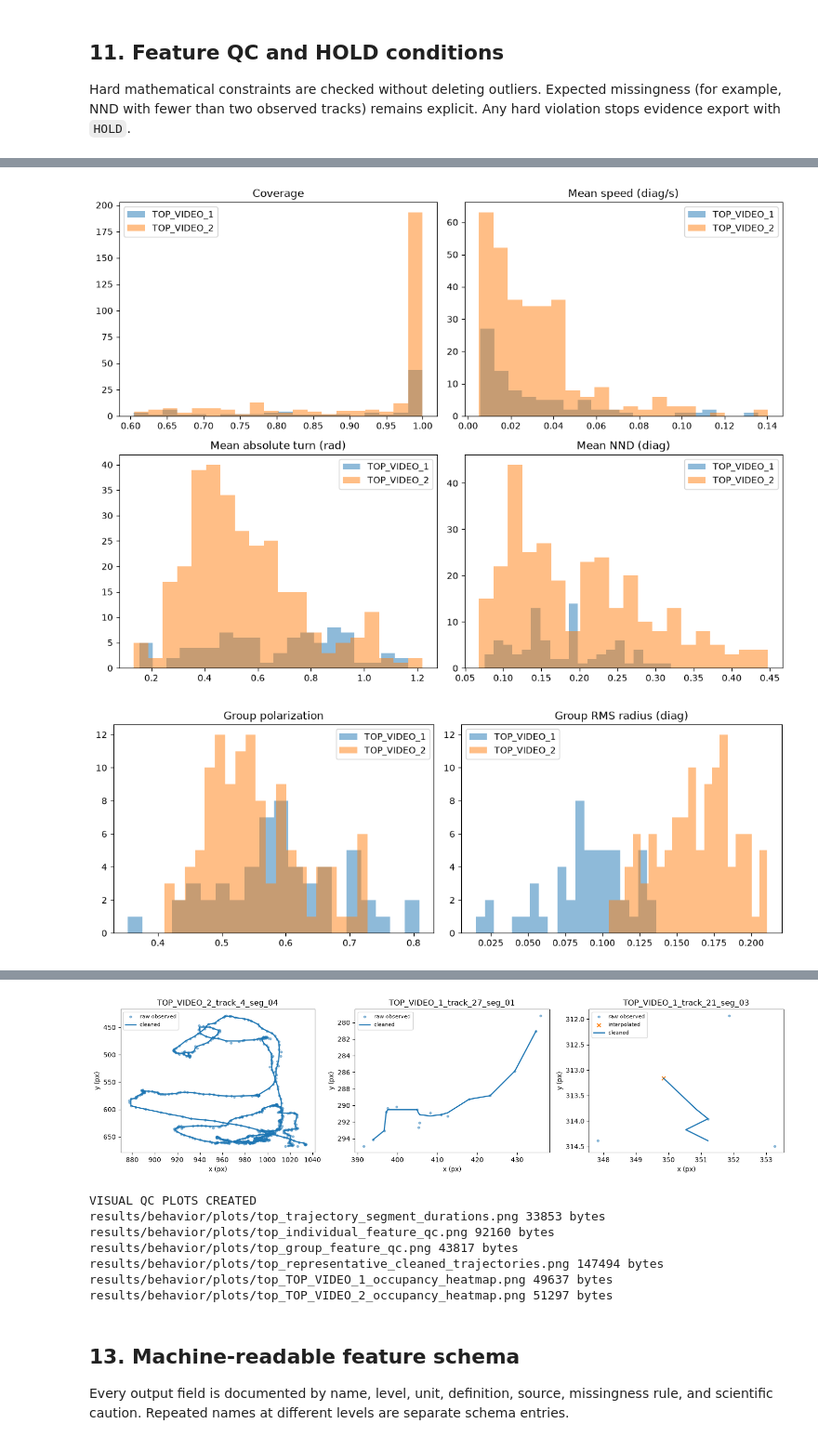
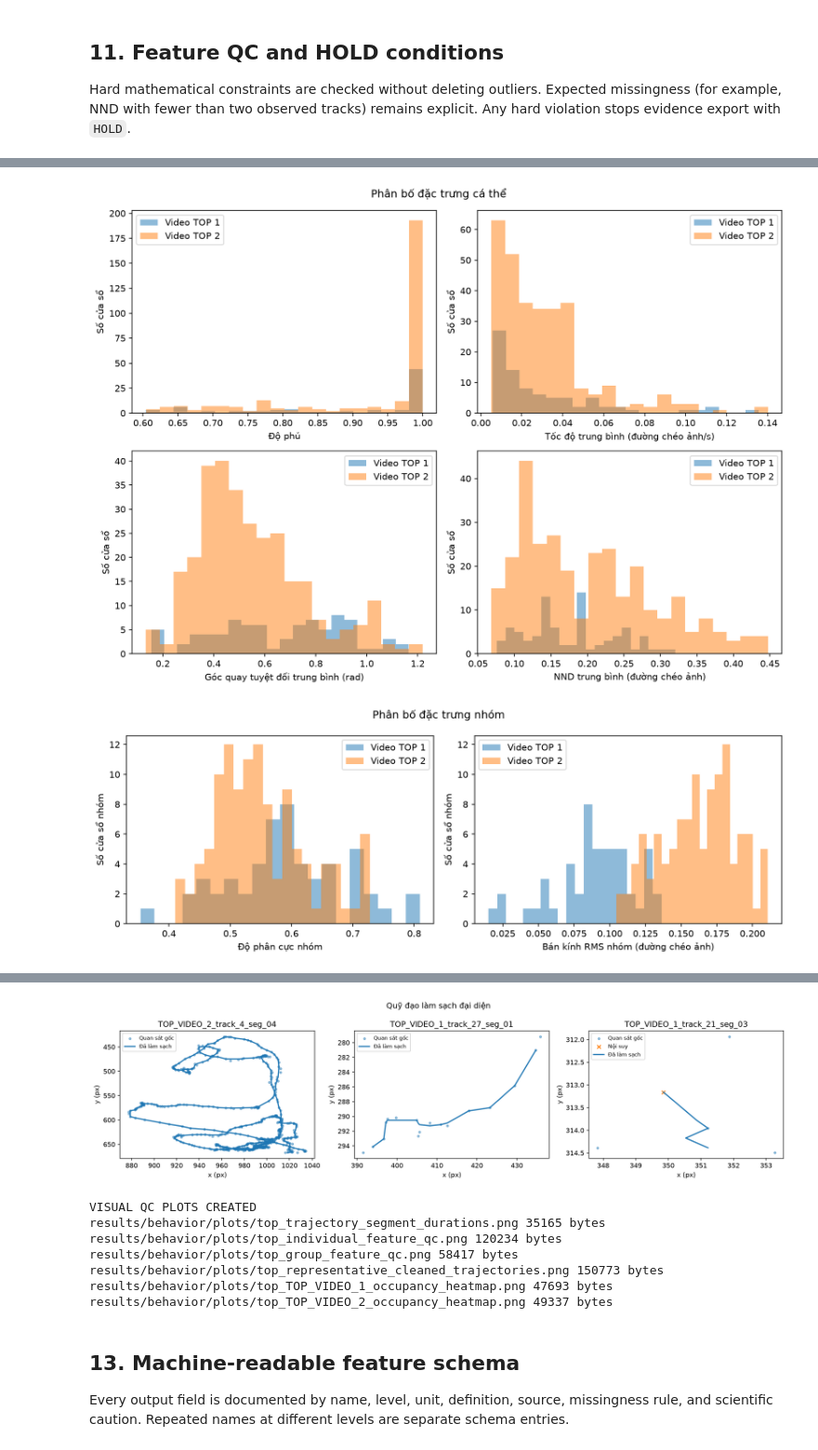
Before and after one commit to khkt-tn/fish, a Jupyter notebook: notebooks/15_top_behavior_features.ipynb, the cells around one changed output, grey strips where cells are left out. Shown at 93% size. Saved outputs shown, nothing was run; the diff lists cells and outputs as text; code cells hidden in the pictures.

Commit message:
update-result-figures-vietnamese-labels

```diff
--- a/notebooks/15_top_behavior_features.ipynb
+++ b/notebooks/15_top_behavior_features.ipynb
@@ -1193,37 +1193,45 @@ Plots are deterministic and descriptive: segment duration, coverage, speed, turn
 # %%
 PLOTS_DIR.mkdir(parents=True, exist_ok=True)
+plt.rcParams.update({"font.family": "DejaVu Sans", "axes.unicode_minus": False})
+VIDEO_DISPLAY_LABELS = {"TOP_VIDEO_1": "Video TOP 1", "TOP_VIDEO_2": "Video TOP 2"}
 
 fig, ax = plt.subplots(figsize=(9, 5))
 for video_id, group in SEGMENT_SUMMARY.groupby("video_id"):
-    ax.hist(group["segment_duration_sec"], bins=20, alpha=0.55, label=video_id)
-ax.set(xlabel="Segment duration (s)", ylabel="Segments", title="TOP trajectory segment durations")
+    ax.hist(group["segment_duration_sec"], bins=20, alpha=0.55, label=VIDEO_DISPLAY_LABELS.get(video_id, video_id))
+ax.set(xlabel="Thời lượng đoạn (s)", ylabel="Số đoạn", title="Phân bố thời lượng đoạn quỹ đạo TOP")
 ax.legend()
 fig.tight_layout()
-fig.savefig(PLOT_PATHS[0], dpi=150)
+fig.savefig(PLOT_PATHS[0], dpi=150, bbox_inches="tight")
 plt.show()
 plt.close(fig)
 
 fig, axes = plt.subplots(2, 2, figsize=(11, 8))
 for video_id, group in INDIVIDUAL.groupby("video_id"):
-    axes[0, 0].hist(group["coverage_ratio"].dropna(), bins=20, alpha=0.5, label=video_id)
-    axes[0, 1].hist(group["mean_speed_diag_s"].dropna(), bins=20, alpha=0.5, label=video_id)
-    axes[1, 0].hist(group["mean_abs_turn_rad"].dropna(), bins=20, alpha=0.5, label=video_id)
-    axes[1, 1].hist(group["mean_nnd_diag"].dropna(), bins=20, alpha=0.5, label=video_id)
-for ax, title in zip(axes.ravel(), ["Coverage", "Mean speed (diag/s)", "Mean absolute turn (rad)", "Mean NND (diag)"]):
-    ax.set_title(title); ax.legend()
+    display_label = VIDEO_DISPLAY_LABELS.get(video_id, video_id)
+    axes[0, 0].hist(group["coverage_ratio"].dropna(), bins=20, alpha=0.5, label=display_label)
+    axes[0, 1].hist(group["mean_speed_diag_s"].dropna(), bins=20, alpha=0.5, label=display_label)
+    axes[1, 0].hist(group["mean_abs_turn_rad"].dropna(), bins=20, alpha=0.5, label=display_label)
+    axes[1, 1].hist(group["mean_nnd_diag"].dropna(), bins=20, alpha=0.5, label=display_label)
+for ax, xlabel in zip(axes.ravel(), ["Độ phủ", "Tốc độ trung bình (đường chéo ảnh/s)", "Góc quay tuyệt đối trung bình (rad)", "NND trung bình (đường chéo ảnh)"]):
+    ax.set(xlabel=xlabel, ylabel="Số cửa sổ")
+    ax.legend()
+fig.suptitle("Phân bố đặc trưng cá thể")
 fig.tight_layout()
-fig.savefig(PLOT_PATHS[1], dpi=150)
+fig.savefig(PLOT_PATHS[1], dpi=150, bbox_inches="tight")
 plt.show()
 plt.close(fig)
 
 fig, axes = plt.subplots(1, 2, figsize=(11, 4))
 for video_id, group in GROUP.groupby("video_id"):
-    axes[0].hist(group["mean_group_polarization"].dropna(), bins=20, alpha=0.5, label=video_id)
-    axes[1].hist(group["mean_group_rms_radius_diag"].dropna(), bins=20, alpha=0.5, label=video_id)
-axes[0].set_title("Group polarization"); axes[1].set_title("Group RMS radius (diag)")
+    display_label = VIDEO_DISPLAY_LABELS.get(video_id, video_id)
+    axes[0].hist(group["mean_group_polarization"].dropna(), bins=20, alpha=0.5, label=display_label)
+    axes[1].hist(group["mean_group_rms_radius_diag"].dropna(), bins=20, alpha=0.5, label=display_label)
+axes[0].set(xlabel="Độ phân cực nhóm", ylabel="Số cửa sổ nhóm")
+axes[1].set(xlabel="Bán kính RMS nhóm (đường chéo ảnh)", ylabel="Số cửa sổ nhóm")
 for ax in axes: ax.legend()
+fig.suptitle("Phân bố đặc trưng nhóm")
 fig.tight_layout()
-fig.savefig(PLOT_PATHS[2], dpi=150)
+fig.savefig(PLOT_PATHS[2], dpi=150, bbox_inches="tight")
 plt.show()
 plt.close(fig)
 
@@ -1231,11 +1239,11 @@ for video_id in VIDEO_META:
     points = CLEAN.loc[CLEAN["video_id"].eq(video_id) & CLEAN["observed"]]
     fig, ax = plt.subplots(figsize=(6, 5))
     histogram = ax.hist2d(points["cx_norm_clean"], points["cy_norm_clean"], bins=40, range=[[0, 1], [0, 1]], cmap="viridis")
-    fig.colorbar(histogram[3], ax=ax, label="Observed tracker rows")
-    ax.set(xlim=(0, 1), ylim=(1, 0), xlabel="Frame x (normalized)", ylabel="Frame y (normalized; downward in image)", title=f"Observed occupancy — {video_id}")
+    fig.colorbar(histogram[3], ax=ax, label="Số quan sát bộ theo dõi")
+    ax.set(xlim=(0, 1), ylim=(1, 0), xlabel="Tọa độ x chuẩn hóa", ylabel="Tọa độ y chuẩn hóa (hướng xuống)", title=f"Mật độ vị trí quan sát — {VIDEO_DISPLAY_LABELS.get(video_id, video_id)}")
     fig.tight_layout()
     path = PLOTS_DIR / f"top_{video_id}_occupancy_heatmap.png"
-    fig.savefig(path, dpi=150)
+    fig.savefig(path, dpi=150, bbox_inches="tight")
     plt.show()
     plt.close(fig)
 
@@ -1254,13 +1262,14 @@ for ax, uid in zip(axes.ravel(), selected_uids):
     segment = CLEAN.loc[CLEAN["trajectory_uid"].eq(uid)].sort_values("frame_index")
     observed = segment.loc[segment["observed"]]
     interpolated = segment.loc[segment["interpolated"]]
-    ax.scatter(observed["cx_raw"], observed["cy_raw"], s=10, alpha=0.45, label="raw observed")
+    ax.scatter(observed["cx_raw"], observed["cy_raw"], s=10, alpha=0.45, label="Quan sát gốc")
     if len(interpolated):
-        ax.scatter(interpolated["cx_raw"], interpolated["cy_raw"], s=30, marker="x", label="interpolated")
-    ax.plot(segment["cx_clean"], segment["cy_clean"], linewidth=1.8, label="cleaned")
+        ax.scatter(interpolated["cx_raw"], interpolated["cy_raw"], s=30, marker="x", label="Nội suy")
+    ax.plot(segment["cx_clean"], segment["cy_clean"], linewidth=1.8, label="Đã làm sạch")
     ax.invert_yaxis(); ax.set_title(uid); ax.set_xlabel("x (px)"); ax.set_ylabel("y (px)"); ax.legend(fontsize=8)
+fig.suptitle("Quỹ đạo làm sạch đại diện")
 fig.tight_layout()
-fig.savefig(PLOT_PATHS[3], dpi=150)
+fig.savefig(PLOT_PATHS[3], dpi=150, bbox_inches="tight")
 plt.show()
 plt.close(fig)
 
@@ -1272,2 +1281,2 @@ for path in PLOT_PATHS:
-[figure, old version]
+[figure, new version]
-[figure, old version]
+[figure, new version]
@@ -1276,11 +1285,11 @@ for path in PLOT_PATHS:
-[figure, old version]
+[figure, new version]
 VISUAL QC PLOTS CREATED
-results/behavior/plots/top_trajectory_segment_durations.png 33853 bytes
-results/behavior/plots/top_individual_feature_qc.png 92160 bytes
-results/behavior/plots/top_group_feature_qc.png 43817 bytes
-results/behavior/plots/top_representative_cleaned_trajectories.png 147494 bytes
-results/behavior/plots/top_TOP_VIDEO_1_occupancy_heatmap.png 49637 bytes
-results/behavior/plots/top_TOP_VIDEO_2_occupancy_heatmap.png 51297 bytes
+results/behavior/plots/top_trajectory_segment_durations.png 35165 bytes
+results/behavior/plots/top_individual_feature_qc.png 120234 bytes
+results/behavior/plots/top_group_feature_qc.png 58417 bytes
+results/behavior/plots/top_representative_cleaned_trajectories.png 150773 bytes
+results/behavior/plots/top_TOP_VIDEO_1_occupancy_heatmap.png 47693 bytes
+results/behavior/plots/top_TOP_VIDEO_2_occupancy_heatmap.png 49337 bytes
 # %% [markdown]
 ## 13. Machine-readable feature schema
 
```
Also changed, not shown: parts of 2 cells of this notebook, 14 other files.
